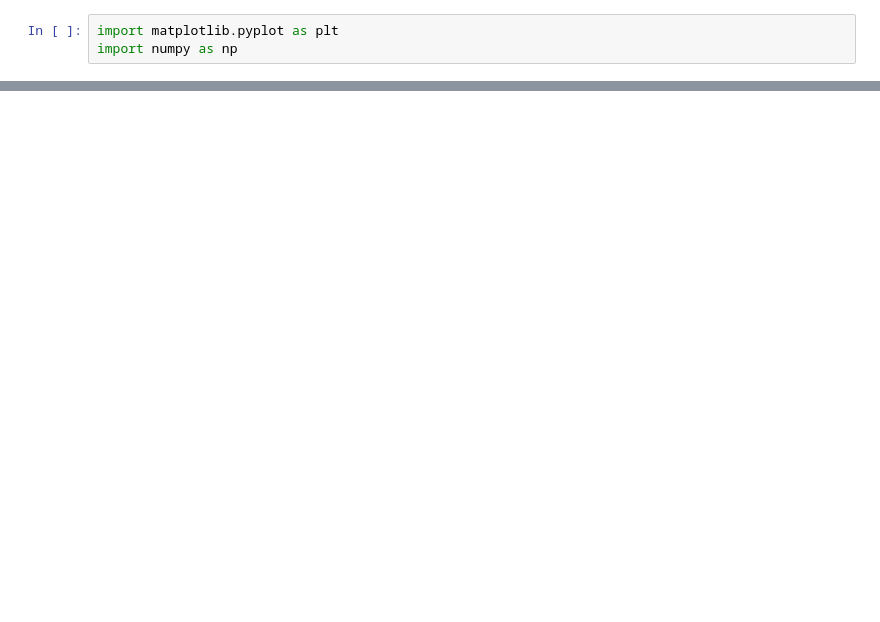
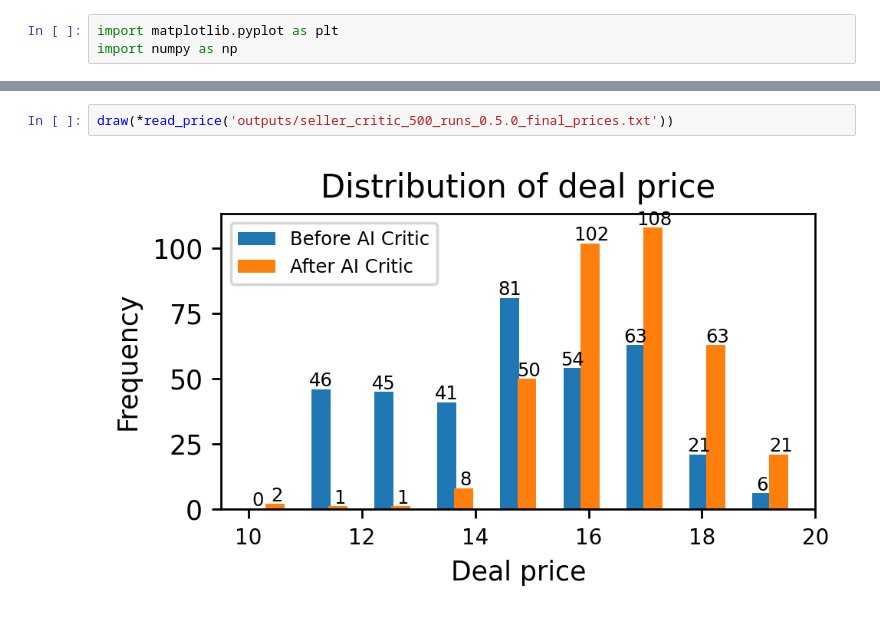
Before and after one commit to FranxYao/GPT-Bargaining, a Jupyter notebook: draw_prices.ipynb, the cells around one changed output, grey strips where cells are left out. Cells and saved outputs as stored; diff of their text form; blank space fills up the shorter version.

```diff
--- a/draw_prices.ipynb
+++ b/draw_prices.ipynb
@@ -42,0 +68,4 @@ plt.show()
+# %%
+draw(*read_price('outputs/seller_critic_500_runs_0.5.0_final_prices.txt'))
+# %% [output]
+[figure, added]
```
Also changed, not shown: parts of 22 cells of this notebook, 16 other files.
